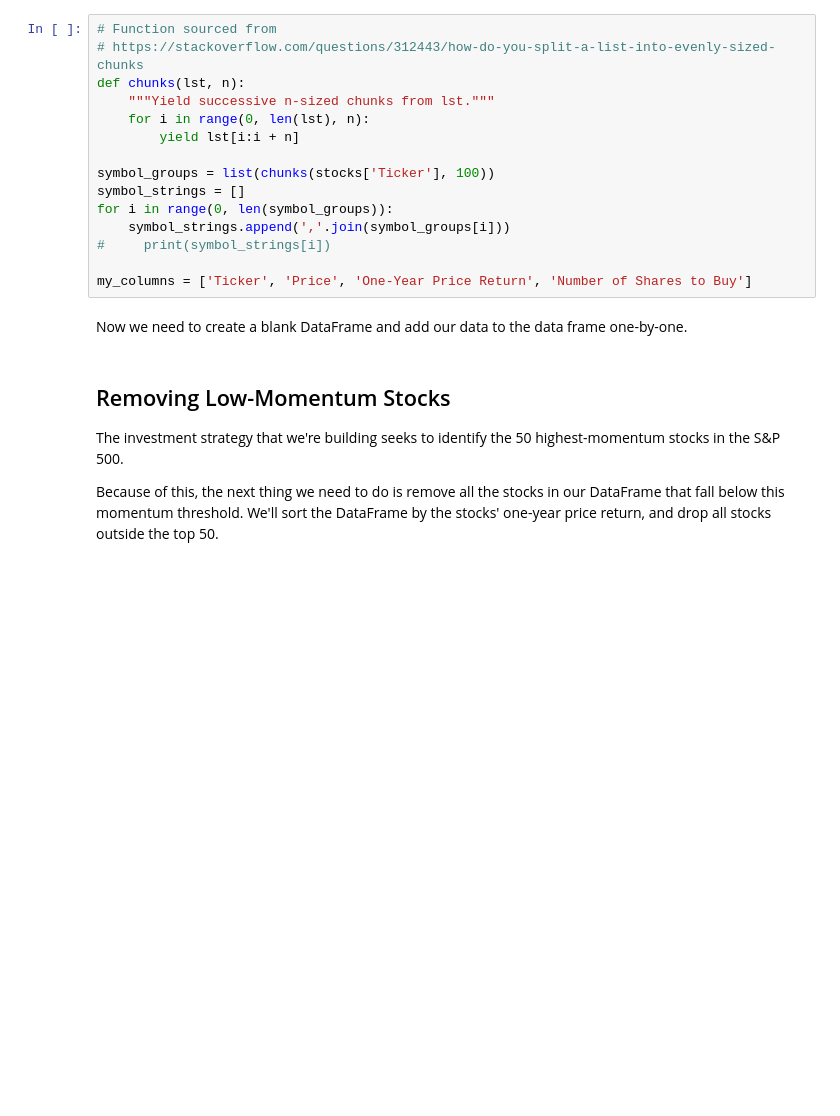
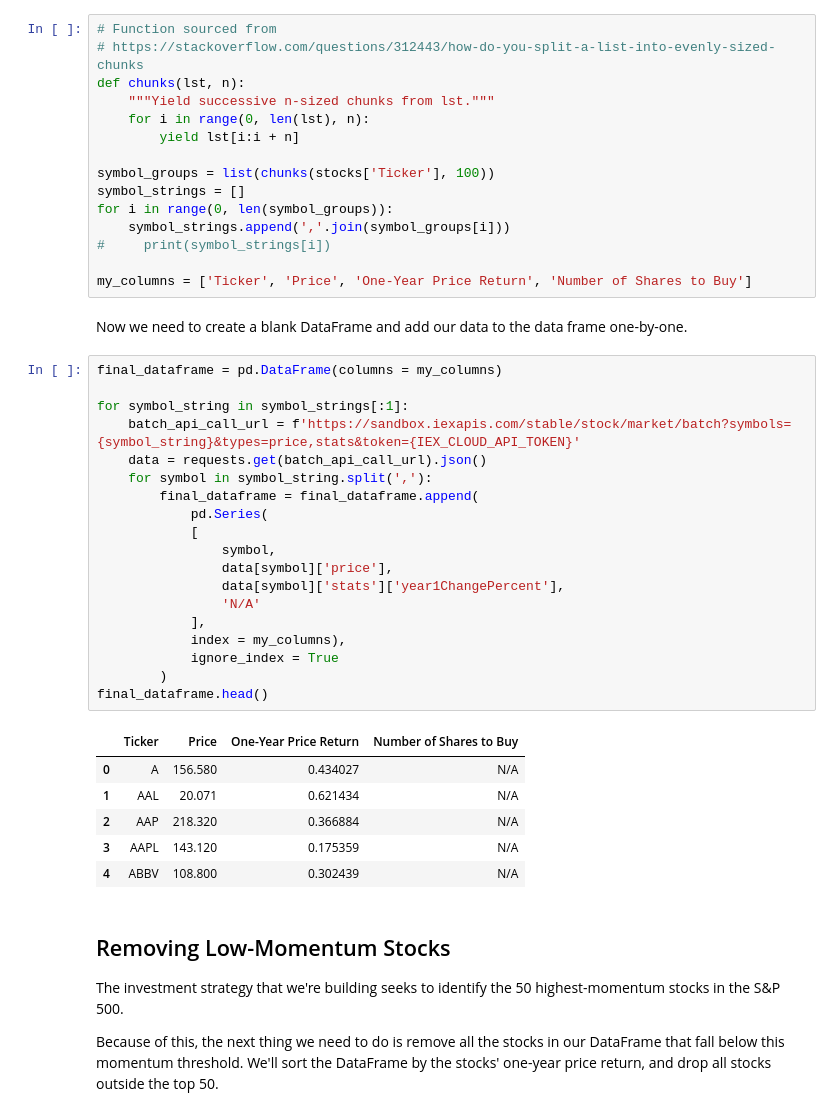
Before and after one commit to jovanhuang/algorithmic-trading-python, a Jupyter notebook: my_attempt_files/002_quantitative_momentum_strategy.ipynb, the cells around one changed output. Cells and saved outputs as stored; diff of their text form; blank space fills up the shorter version.

```diff
--- a/my_attempt_files/002_quantitative_momentum_strategy.ipynb
+++ b/my_attempt_files/002_quantitative_momentum_strategy.ipynb
@@ -56,6 +83,32 @@ for i in range(0, len(symbol_groups)):
 my_columns = ['Ticker', 'Price', 'One-Year Price Return', 'Number of Shares to Buy']
 # %% [markdown]
 Now we need to create a blank DataFrame and add our data to the data frame one-by-one.
+# %%
+final_dataframe = pd.DataFrame(columns = my_columns)
+
+for symbol_string in symbol_strings[:1]:
+    batch_api_call_url = f'https://sandbox.iexapis.com/stable/stock/market/batch?symbols={symbol_string}&types=price,stats&token={IEX_CLOUD_API_TOKEN}'
+    data = requests.get(batch_api_call_url).json()
+    for symbol in symbol_string.split(','):
+        final_dataframe = final_dataframe.append(
+            pd.Series(
+            [
+                symbol,
+                data[symbol]['price'],
+                data[symbol]['stats']['year1ChangePercent'],
+                'N/A'
+            ],
+            index = my_columns),
+            ignore_index = True
+        )
+final_dataframe.head()
+# %% [output]
+|  | Ticker | Price | One-Year Price Return | Number of Shares to Buy |
+| 0 | A | 156.580 | 0.434027 | N/A |
+| 1 | AAL | 20.071 | 0.621434 | N/A |
+| 2 | AAP | 218.320 | 0.366884 | N/A |
+| 3 | AAPL | 143.120 | 0.175359 | N/A |
+| 4 | ABBV | 108.800 | 0.302439 | N/A |
 # %% [markdown]
 ## Removing Low-Momentum Stocks
 
```
Also changed, not shown: parts of 5 cells of this notebook, 1 other file.
